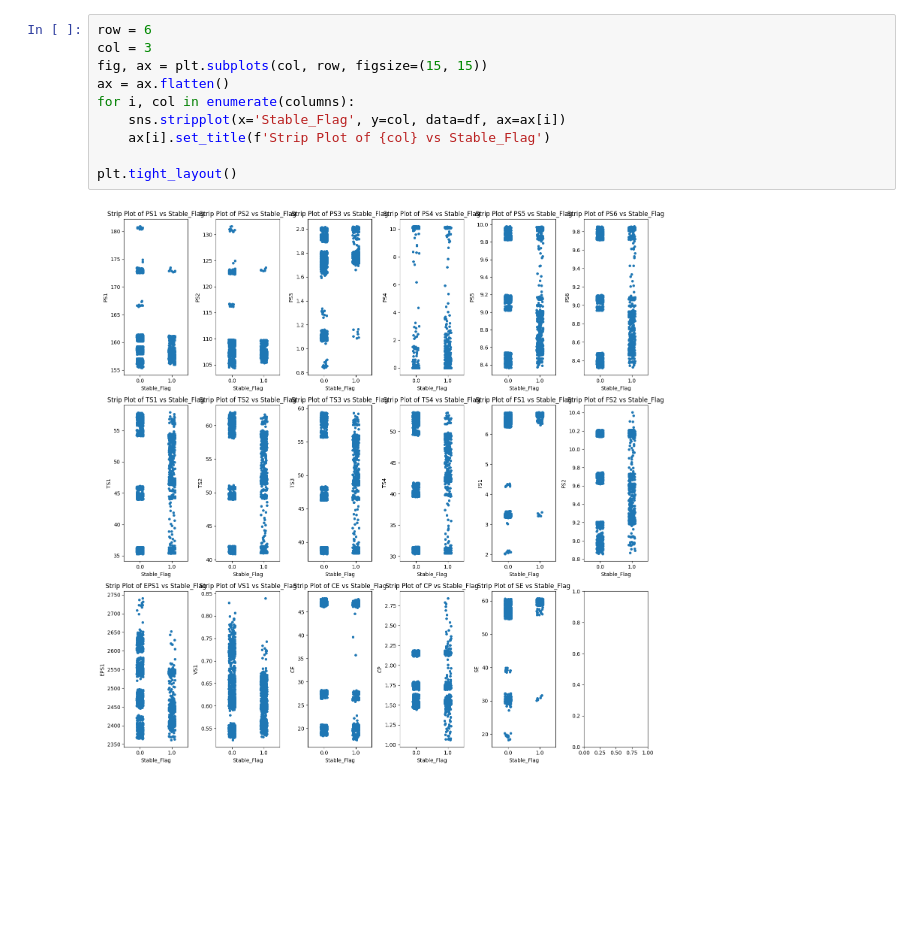
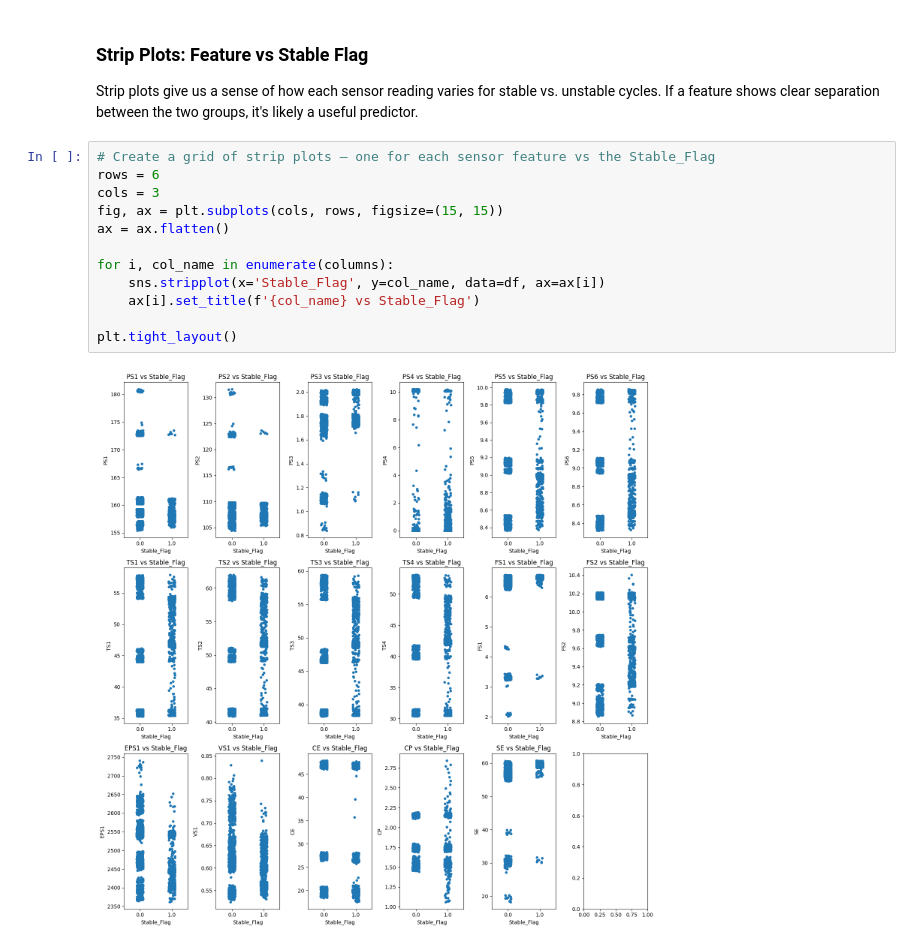
Before and after one commit to rishi-pardeshii/condition-monitoring-of-hydraulic-system, a Jupyter notebook: main.ipynb, the cells around one changed output. Drawn from its saved outputs; the diff is of its cells as text; blank space fills up the shorter version.

```diff
--- a/main.ipynb
+++ b/main.ipynb
@@ -89,12 +136,18 @@ sns.countplot(x='Internal_Pump_Leakage', data=df, hue='Stable_Flag')
+# %% [markdown]
+### Strip Plots: Feature vs Stable Flag
+
+Strip plots give us a sense of how each sensor reading varies for stable vs. unstable cycles. If a feature shows clear separation between the two groups, it's likely a useful predictor.
 # %%
-row = 6
-col = 3
-fig, ax = plt.subplots(col, row, figsize=(15, 15))
+# Create a grid of strip plots — one for each sensor feature vs the Stable_Flag
+rows = 6
+cols = 3
+fig, ax = plt.subplots(cols, rows, figsize=(15, 15))
 ax = ax.flatten()
-for i, col in enumerate(columns):
-    sns.stripplot(x='Stable_Flag', y=col, data=df, ax=ax[i])
-    ax[i].set_title(f'Strip Plot of {col} vs Stable_Flag')
+
+for i, col_name in enumerate(columns):
+    sns.stripplot(x='Stable_Flag', y=col_name, data=df, ax=ax[i])
+    ax[i].set_title(f'{col_name} vs Stable_Flag')
 
 plt.tight_layout()
 # %% [output]
-[figure, old version]
+[figure, new version]
```
Also changed, not shown: parts of 70 cells of this notebook, 10 other files.
